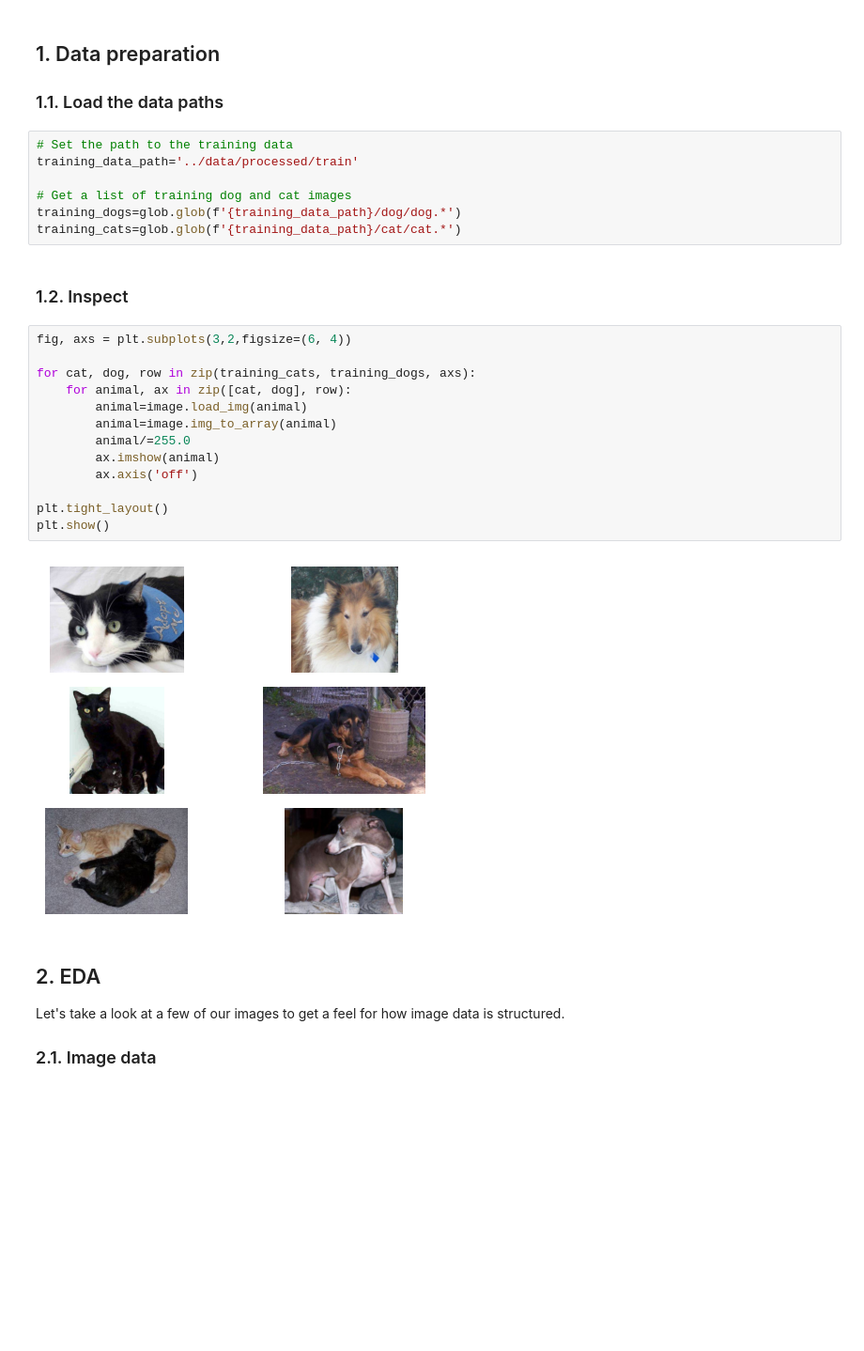
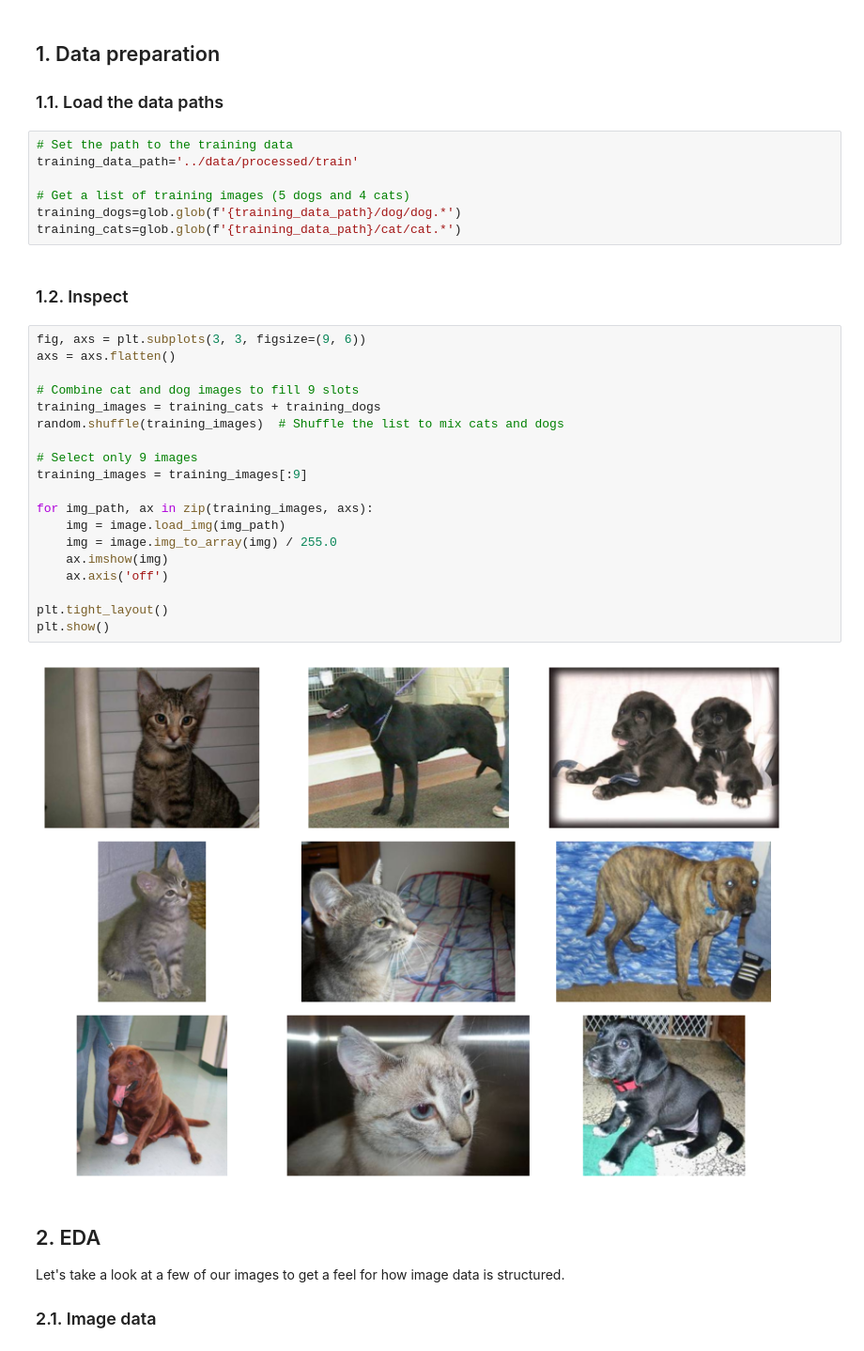
Before and after one commit to Dansah2/Dansah2_ImageClassification_DeepLearning-image-classification, a Jupyter notebook: src/mvp.ipynb, the cells around one changed output. Shown at 94% size. Cells and saved outputs as stored; diff of their text form; blank space fills up the shorter version.

```diff
--- a/src/mvp.ipynb
+++ b/src/mvp.ipynb
@@ -25,26 +27,32 @@ from keras.preprocessing import image
 # Set the path to the training data
 training_data_path='../data/processed/train'
 
-# Get a list of training dog and cat images
+# Get a list of training images (5 dogs and 4 cats)
 training_dogs=glob.glob(f'{training_data_path}/dog/dog.*')
 training_cats=glob.glob(f'{training_data_path}/cat/cat.*')
 # %% [markdown]
 ### 1.2. Inspect
 # %%
-fig, axs = plt.subplots(3,2,figsize=(6, 4))
+fig, axs = plt.subplots(3, 3, figsize=(9, 6))
+axs = axs.flatten()
 
-for cat, dog, row in zip(training_cats, training_dogs, axs):
-    for animal, ax in zip([cat, dog], row):
-        animal=image.load_img(animal)
-        animal=image.img_to_array(animal)
-        animal/=255.0
-        ax.imshow(animal)
-        ax.axis('off')
+# Combine cat and dog images to fill 9 slots
+training_images = training_cats + training_dogs
+random.shuffle(training_images)  # Shuffle the list to mix cats and dogs
+
+# Select only 9 images
+training_images = training_images[:9]
+
+for img_path, ax in zip(training_images, axs):
+    img = image.load_img(img_path)
+    img = image.img_to_array(img) / 255.0
+    ax.imshow(img)
+    ax.axis('off')
 
 plt.tight_layout()
 plt.show()
 # %% [output]
-[figure, old version]
+[figure, new version]
 # %% [markdown]
 ## 2. EDA
 
```
Also changed, not shown: parts of 12 cells of this notebook.
